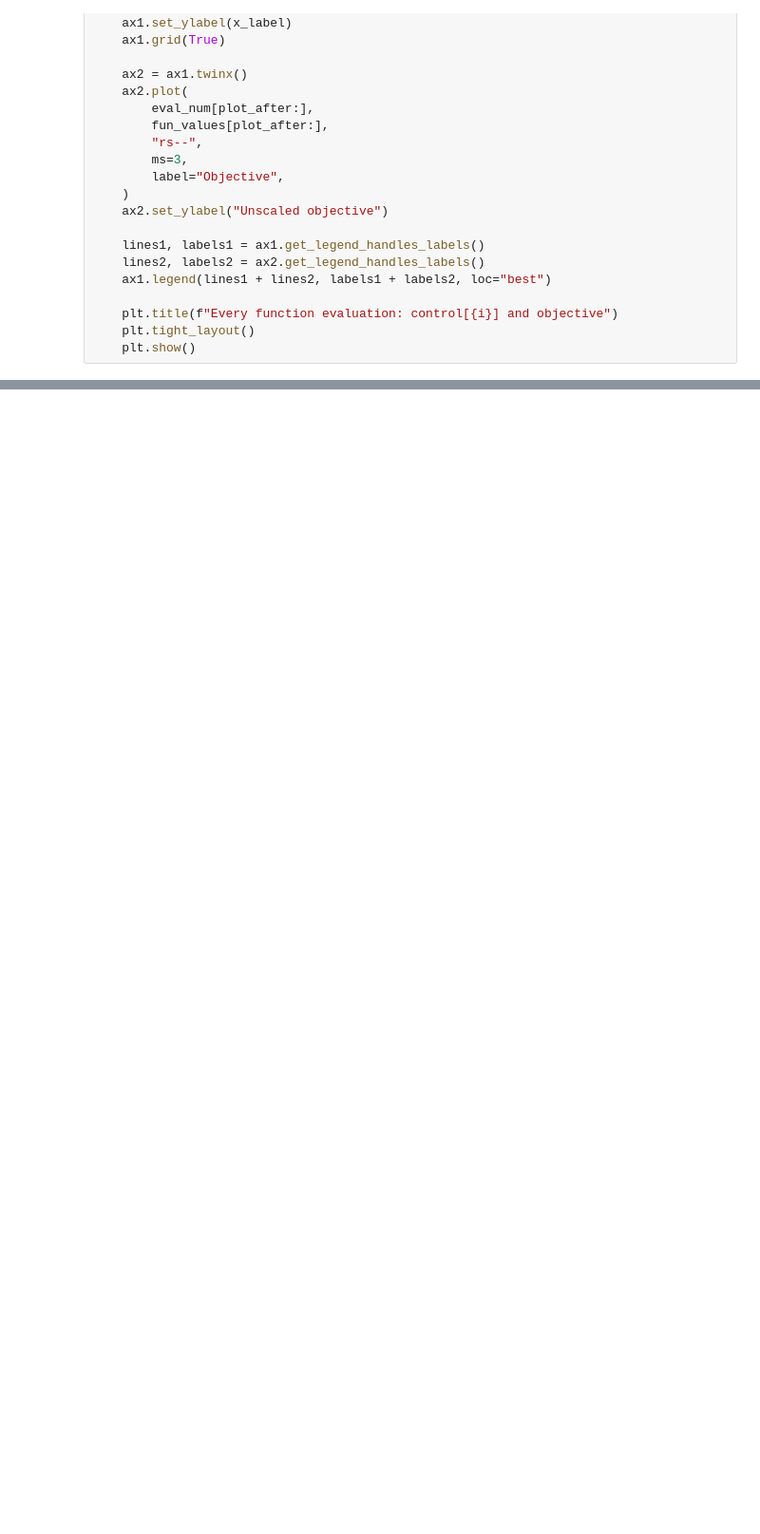
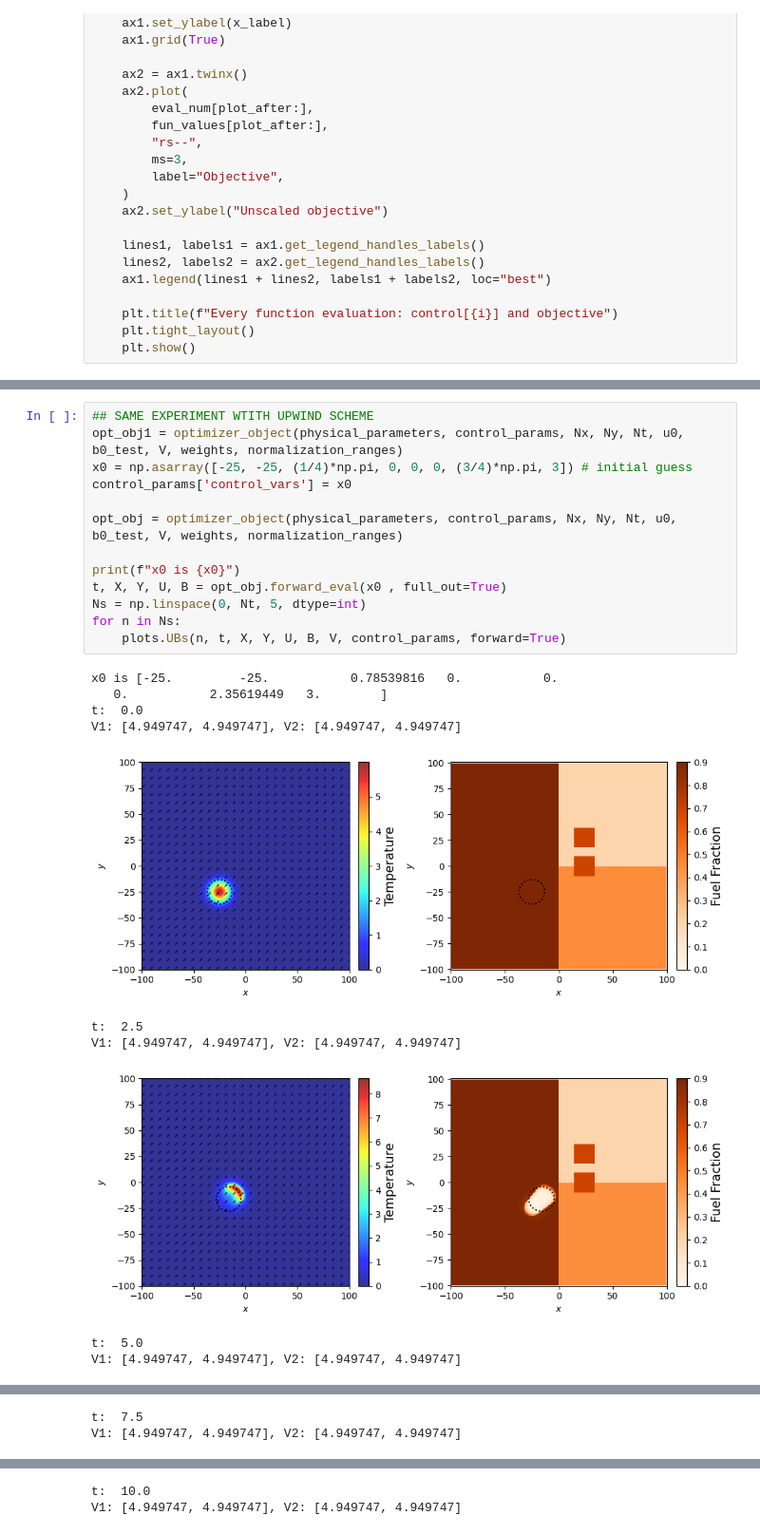
Before and after one commit to pkrish11/Wildfire-PDE-Constrained-Optimization, a Jupyter notebook: Optimization_testing2.ipynb, the cells around one changed output, grey strips where cells are left out. Shown at 95% size. Cells and saved outputs as stored; diff of their text form; blank space fills up the shorter version.

```diff
--- a/Optimization_testing2.ipynb
+++ b/Optimization_testing2.ipynb
@@ -413,0 +436,24 @@ V1: [4.949747, 4.949747], V2: [4.949747, 4.949747]
+# %%
+## SAME EXPERIMENT WTITH UPWIND SCHEME
+opt_obj1 = optimizer_object(physical_parameters, control_params, Nx, Ny, Nt, u0, b0_test, V, weights, normalization_ranges)
+x0 = np.asarray([-25, -25, (1/4)*np.pi, 0, 0, 0, (3/4)*np.pi, 3]) # initial guess
+control_params['control_vars'] = x0
+
+opt_obj = optimizer_object(physical_parameters, control_params, Nx, Ny, Nt, u0, b0_test, V, weights, normalization_ranges)
+
+print(f"x0 is {x0}")
+t, X, Y, U, B = opt_obj.forward_eval(x0 , full_out=True)
+Ns = np.linspace(0, Nt, 5, dtype=int)
+for n in Ns:
+    plots.UBs(n, t, X, Y, U, B, V, control_params, forward=True)
+# %% [output]
+x0 is [-25.         -25.           0.78539816   0.           0.
+   0.           2.35619449   3.        ]
+t:  0.0
+V1: [4.949747, 4.949747], V2: [4.949747, 4.949747]
+[figure, added]
+t:  2.5
+V1: [4.949747, 4.949747], V2: [4.949747, 4.949747]
+[figure, added]
+t:  5.0
+V1: [4.949747, 4.949747], V2: [4.949747, 4.949747]
@@ -413,0 +461,2 @@ V1: [4.949747, 4.949747], V2: [4.949747, 4.949747]
+t:  7.5
+V1: [4.949747, 4.949747], V2: [4.949747, 4.949747]
@@ -413,0 +464,2 @@ V1: [4.949747, 4.949747], V2: [4.949747, 4.949747]
+t:  10.0
+V1: [4.949747, 4.949747], V2: [4.949747, 4.949747]
```
Also changed, not shown: parts of 8 cells of this notebook, 7 other files.
